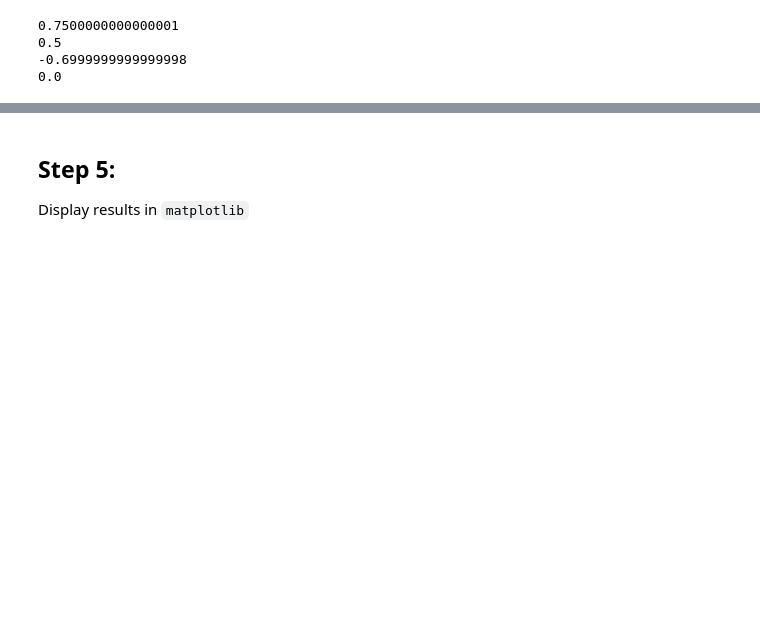
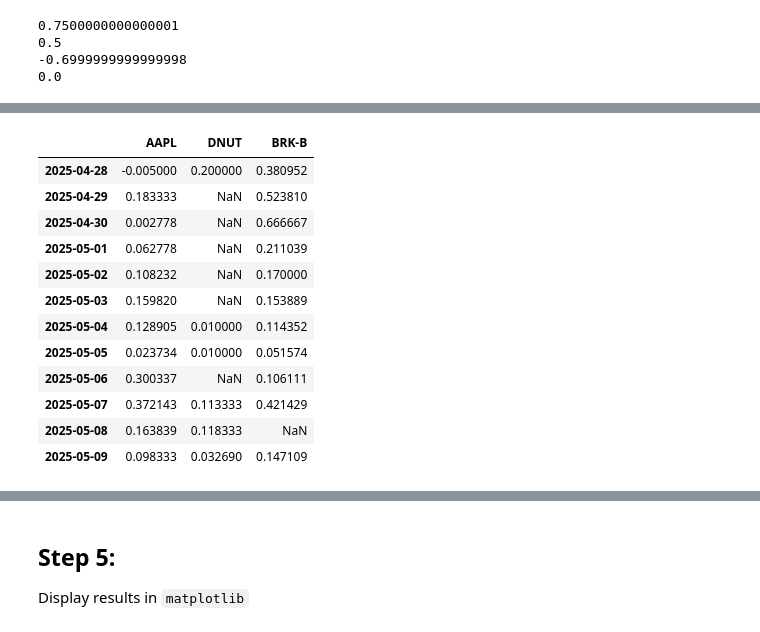
Before and after one commit to jadeh1234/FM_momentum, a Jupyter notebook: Tutorial/Momentum_Tutorial_Answers.ipynb, the cells around one changed output, grey strips where cells are left out. Saved outputs shown, nothing was run; the diff lists cells and outputs as text; code cells hidden in the pictures; blank space fills up the shorter version.

```diff
--- a/Tutorial/Momentum_Tutorial_Answers.ipynb
+++ b/Tutorial/Momentum_Tutorial_Answers.ipynb
@@ -228,0 +183,17 @@ Processing 2025-05-09...
+# %%
+# Daily sentiment per stock
+sentiment_df
+# %% [output]
+|  | AAPL | DNUT | BRK-B |
+| 2025-04-28 | -0.005000 | 0.200000 | 0.380952 |
+| 2025-04-29 | 0.183333 | NaN | 0.523810 |
+| 2025-04-30 | 0.002778 | NaN | 0.666667 |
+| 2025-05-01 | 0.062778 | NaN | 0.211039 |
+| 2025-05-02 | 0.108232 | NaN | 0.170000 |
+| 2025-05-03 | 0.159820 | NaN | 0.153889 |
+| 2025-05-04 | 0.128905 | 0.010000 | 0.114352 |
+| 2025-05-05 | 0.023734 | 0.010000 | 0.051574 |
+| 2025-05-06 | 0.300337 | NaN | 0.106111 |
+| 2025-05-07 | 0.372143 | 0.113333 | 0.421429 |
+| 2025-05-08 | 0.163839 | 0.118333 | NaN |
+| 2025-05-09 | 0.098333 | 0.032690 | 0.147109 |
```
Also changed, not shown: parts of 15 cells of this notebook, 2 other files.
